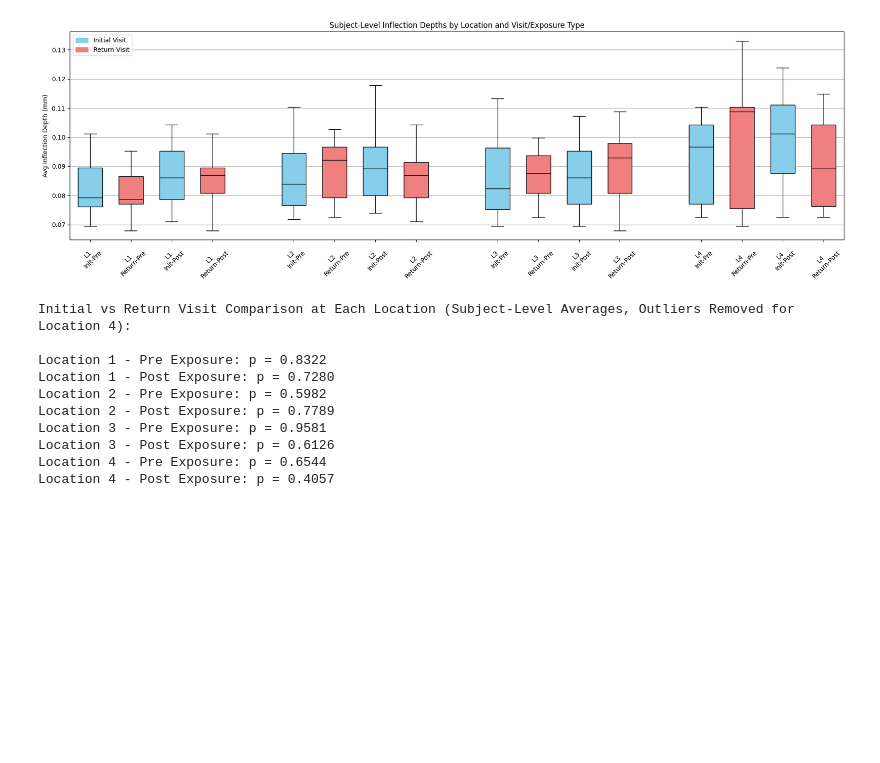
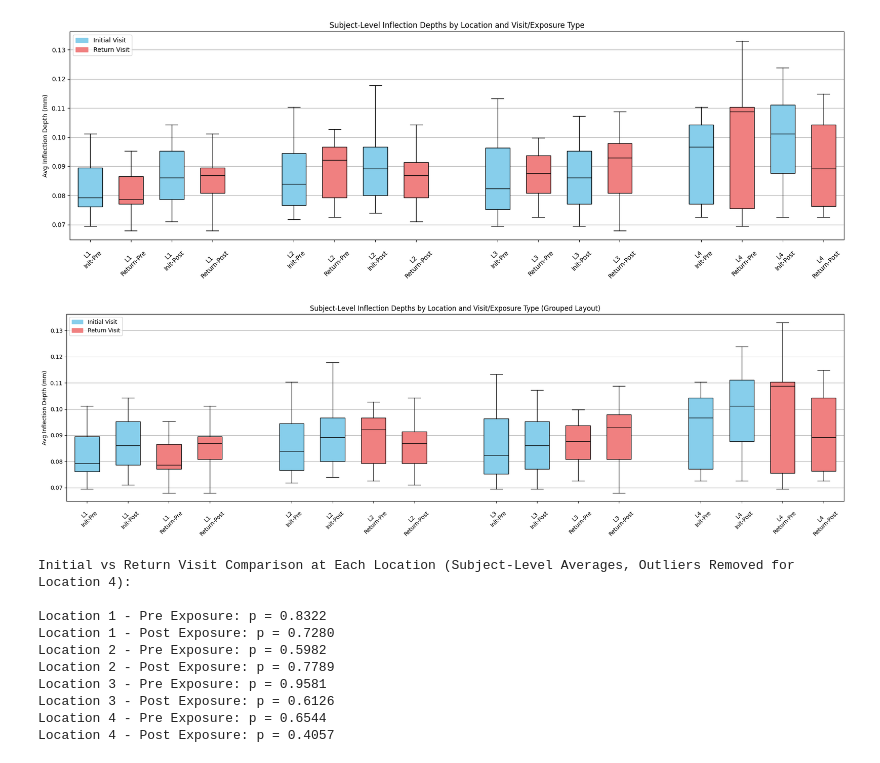
Before and after one commit to alejjara1/MeS_Vivosight, a Jupyter notebook: code/outlier_epidermal.ipynb, the cells around one changed output. Drawn from its saved outputs; the diff is of its cells as text; code cells hidden in the pictures; blank space fills up the shorter version.

Commit message:
updated charts

```diff
--- a/code/outlier_epidermal.ipynb
+++ b/code/outlier_epidermal.ipynb
@@ -418,6 +549,70 @@ plt.legend(handles=[
 plt.show()
 # %% [output]
 [figure]
+# %%
+import matplotlib.pyplot as plt
+import matplotlib.patches as mpatches
+
+# Group data and labels in this order per location: Init-Pre, Init-Post, Return-Pre, Return-Post
+plot_data = []
+plot_labels = []
+plot_colors = []
+plot_positions = []
+
+position = 1
+
+for loc in [1, 2, 3, 4]:
+    plot_data.extend([
+        initial_pre_avg[loc],
+        initial_post_avg[loc],
+        return_pre_avg[loc],
+        return_post_avg[loc]
+    ])
+
+    plot_labels.extend([
+        f"L{loc}\nInit-Pre",
+        f"L{loc}\nInit-Post",
+        f"L{loc}\nReturn-Pre",
+        f"L{loc}\nReturn-Post"
+    ])
+
+    plot_colors.extend(['skyblue', 'skyblue', 'lightcoral', 'lightcoral'])
+    plot_positions.extend([position, position + 1, position + 2, position + 3])
+
+    position += 5  # extra space between location groups
+
+# Create the plot
+plt.figure(figsize=(20, 6))
+
+for i in range(len(plot_data)):
+    plt.boxplot(
+        plot_data[i],
+        positions=[plot_positions[i]],
+        widths=0.6,
+        patch_artist=True,
+        boxprops=dict(facecolor=plot_colors[i], color='black'),
+        medianprops=dict(color='black'),
+        whiskerprops=dict(color='black'),
+        capprops=dict(color='black'),
+        flierprops=dict(markerfacecolor='gray', marker='o', alpha=0.3)
+    )
+
+# Formatting
+plt.xticks(plot_positions, plot_labels, rotation=45)
+plt.ylabel("Avg Inflection Depth (mm)")
+plt.title("Subject-Level Inflection Depths by Location and Visit/Exposure Type (Grouped Layout)")
+plt.grid(True, axis='y')
+plt.tight_layout()
+
+# Legend
+plt.legend(handles=[
+    mpatches.Patch(color='skyblue', label='Initial Visit'),
+    mpatches.Patch(color='lightcoral', label='Return Visit')
+], loc='upper left')
+
+plt.show()
+# %% [output]
+[figure, added]
 # %%
 from scipy.stats import mannwhitneyu
 
```
Also changed, not shown: parts of 1 cell of this notebook, 2 other files.
